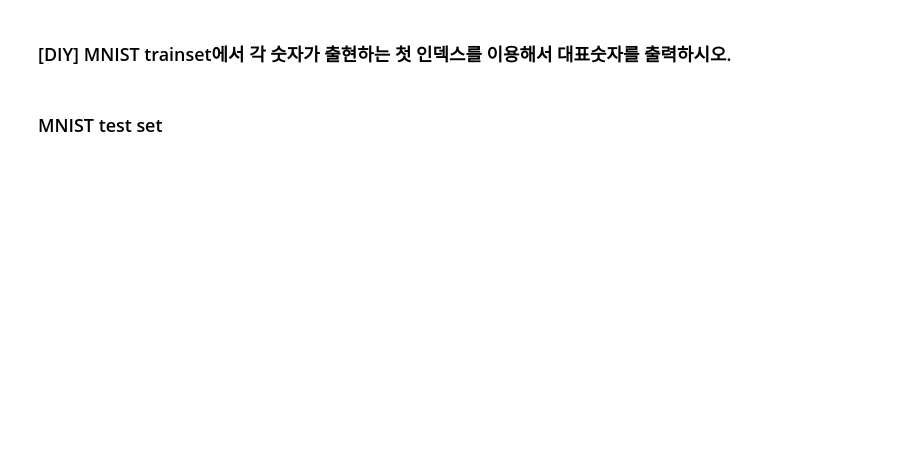
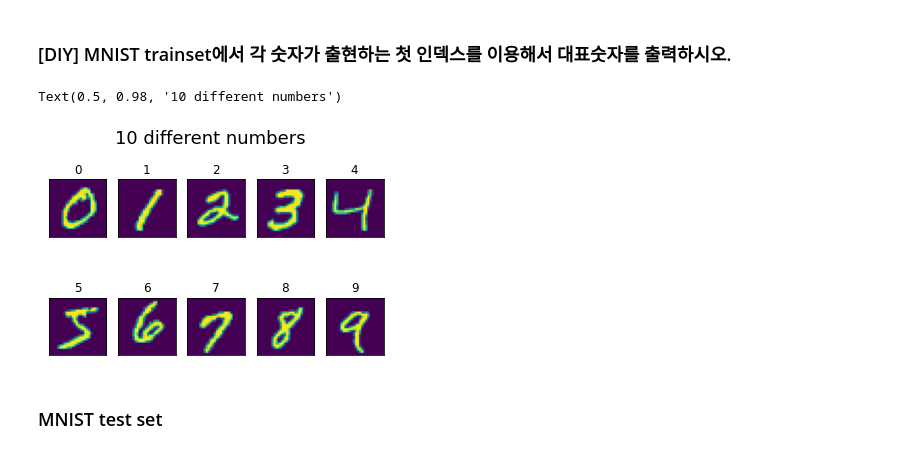
Before and after one commit to pdm03/pdm03, a Jupyter notebook: py-tensorflow/tf2_1_datasets_cv_I.ipynb, the cells around one changed output. Drawn from its saved outputs; the diff is of its cells as text; code cells hidden in the pictures; blank space fills up the shorter version.

```diff
--- a/py-tensorflow/tf2_1_datasets_cv_I.ipynb
+++ b/py-tensorflow/tf2_1_datasets_cv_I.ipynb
@@ -86,19 +149,22 @@ for i in range(10):
 # %% [markdown]
 ### [DIY] MNIST trainset에서 각 숫자가 출현하는 첫 인덱스를 이용해서 대표숫자를 출력하시오.
 # %%
-# ## Your code here!
-# class_names = ["0","1","2","3","4","5","6","7","8","9"]
-# num_10 = np.unique(trainy, return_index=True)[1]
-# images = trainX[num_10]
-# for i in range(len(images)):
-#     # define subplot
-#     plt.subplot(2,5,1 + i) #, sharey=False)
-#     # plot raw pixel data
-#     plt.imshow(images[i])
-#     plt.title(class_names[i])
-#     plt.xticks([])
-#     plt.yticks([])
-# plt.suptitle("10 different numbers", fontsize=18)
+## Your code here!
+class_names = ["0","1","2","3","4","5","6","7","8","9"]
+num_10 = np.unique(trainy, return_index=True)[1]
+images = trainX[num_10]
+for i in range(len(images)):
+    # define subplot
+    plt.subplot(2,5,1 + i) #, sharey=False)
+    # plot raw pixel data
+    plt.imshow(images[i])
+    plt.title(class_names[i])
+    plt.xticks([])
+    plt.yticks([])
+plt.suptitle("10 different numbers", fontsize=18)
+# %% [output]
+Text(0.5, 0.98, '10 different numbers')
+[figure, added]
 # %% [markdown]
 ### MNIST test set
 # %%
```
Also changed, not shown: parts of 31 cells of this notebook.
